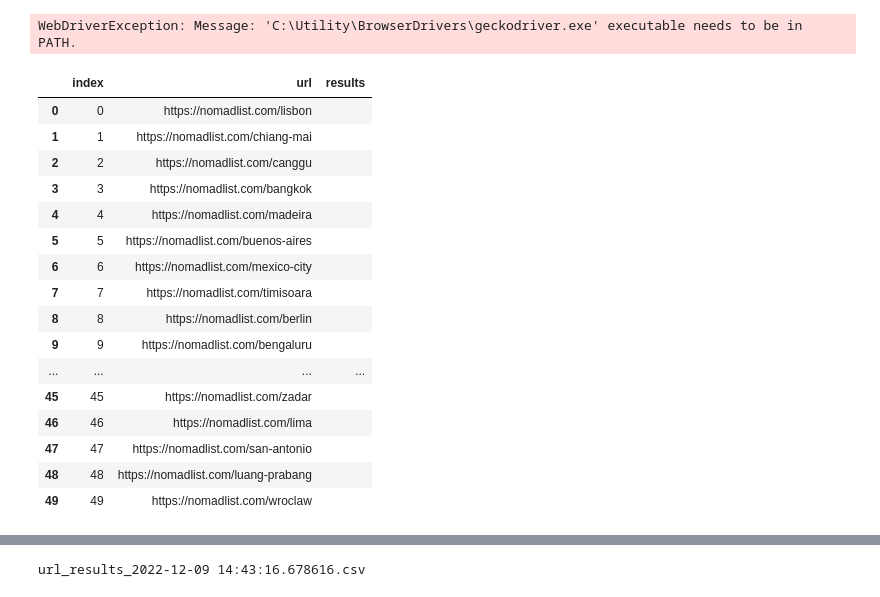
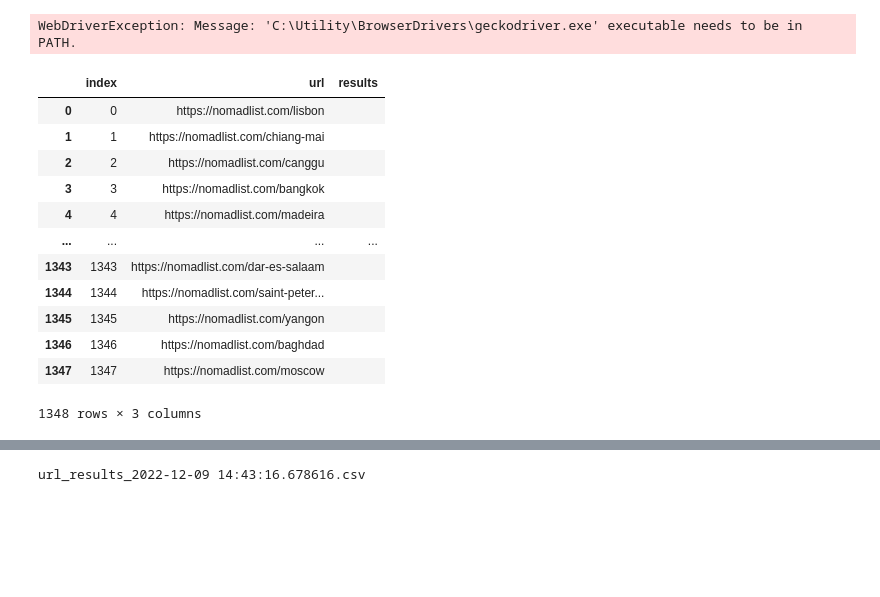
Before and after one commit to anacmqui/Project-4_WebScraping, a Jupyter notebook: EDA/webscraping-Ana.ipynb, the cells around one changed output, grey strips where cells are left out. Saved outputs shown, nothing was run; the diff lists cells and outputs as text; code cells hidden in the pictures; blank space fills up the shorter version.

```diff
--- a/EDA/webscraping-Ana.ipynb
+++ b/EDA/webscraping-Ana.ipynb
@@ -246,27 +246,25 @@ WebDriverException: Message: 'C:\Utility\BrowserDrivers\geckodriver.exe' executa
 # %%
 url_df = pd.DataFrame(url_list).reset_index().rename(columns = {0 : 'url'})
 url_df['results'] = url_df.apply(lambda city_url : '', axis=1)
 url_df['url'] = url_df['url'].apply(unidecode.unidecode) ##remove all special characters of the letters
 url_df['url'] = url_df['url'].str.replace("'",'')
-url_df.head(50)
+url_df['url'] = url_df['url'].str.replace('st.-','st-')
+url_df
+#url_df.head(50)
 # %% [output]
 |  | index | url | results |
 | 0 | 0 | https://nomadlist.com/lisbon |  |
 | 1 | 1 | https://nomadlist.com/chiang-mai |  |
 | 2 | 2 | https://nomadlist.com/canggu |  |
 | 3 | 3 | https://nomadlist.com/bangkok |  |
 | 4 | 4 | https://nomadlist.com/madeira |  |
-| 5 | 5 | https://nomadlist.com/buenos-aires |  |
-| 6 | 6 | https://nomadlist.com/mexico-city |  |
-| 7 | 7 | https://nomadlist.com/timisoara |  |
-| 8 | 8 | https://nomadlist.com/berlin |  |
-| 9 | 9 | https://nomadlist.com/bengaluru |  |
 | ... | ... | ... | ... |
-| 45 | 45 | https://nomadlist.com/zadar |  |
-| 46 | 46 | https://nomadlist.com/lima |  |
-| 47 | 47 | https://nomadlist.com/san-antonio |  |
-| 48 | 48 | https://nomadlist.com/luang-prabang |  |
-| 49 | 49 | https://nomadlist.com/wroclaw |  |
+| 1343 | 1343 | https://nomadlist.com/dar-es-salaam |  |
+| 1344 | 1344 | https://nomadlist.com/saint-peter... |  |
+| 1345 | 1345 | https://nomadlist.com/yangon |  |
+| 1346 | 1346 | https://nomadlist.com/baghdad |  |
+| 1347 | 1347 | https://nomadlist.com/moscow |  |
+1348 rows × 3 columns
 # %%
 ## 1st try
 
```
Also changed, not shown: parts of 1 cell of this notebook.
